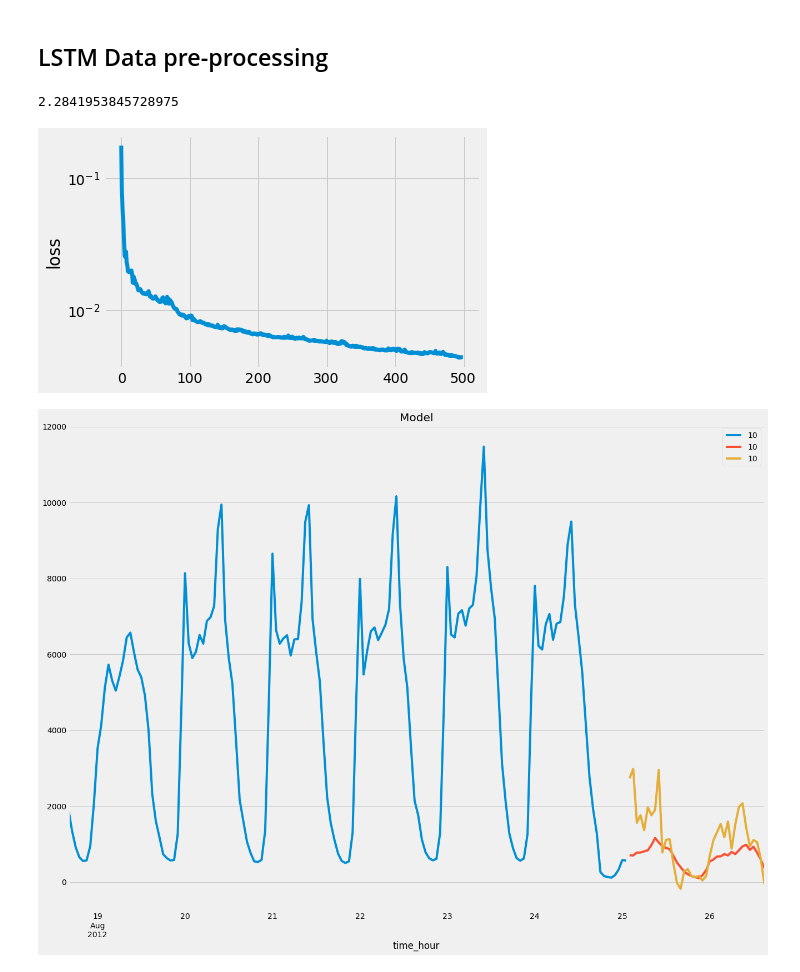
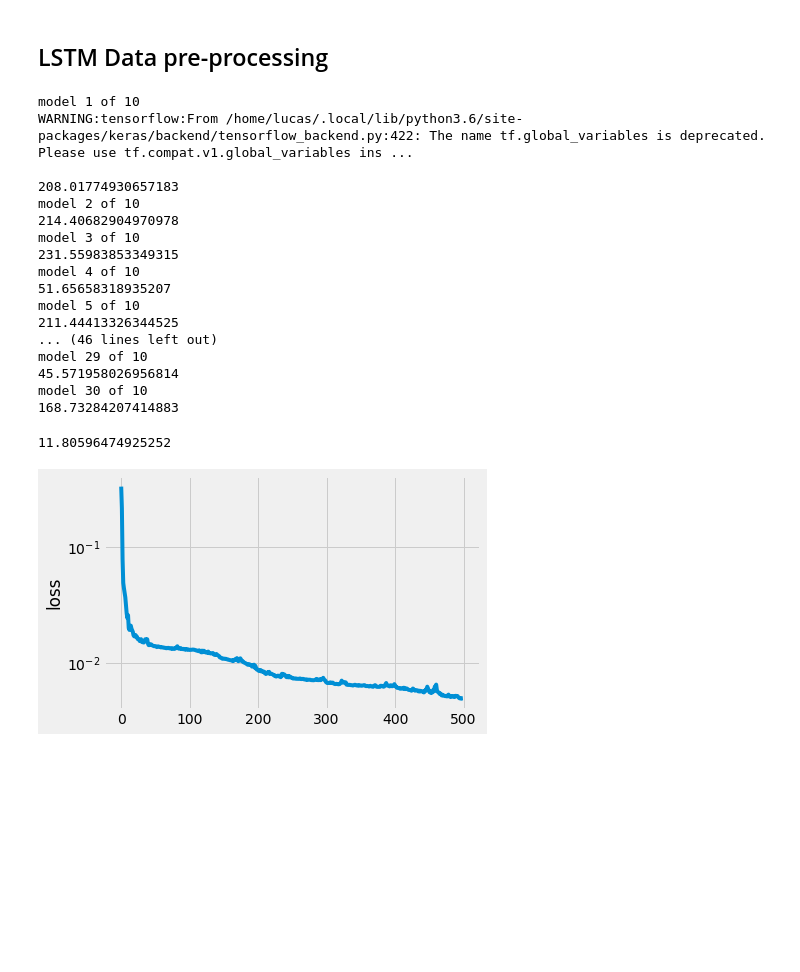
Before and after one commit to lucasBgabriel/traffic_forecasting, a Jupyter notebook: LSTM/LSTM Forecasting.ipynb, the cells around one changed output. Drawn from its saved outputs; the diff is of its cells as text; code cells hidden in the pictures; blank space fills up the shorter version.

```diff
--- a/LSTM/LSTM Forecasting.ipynb
+++ b/LSTM/LSTM Forecasting.ipynb
@@ -40,7 +40,7 @@ users_df
 ### LSTM Config
 # %%
 learning_rate = 0.01
-window = 12
+window = 6
 epochs = 500
 batch_size = 32
 num_input = len(users_df.columns[1:])
@@ -54,6 +54,14 @@ lstm_units = 50
 dataset = users_df[users_df.columns[1:]].to_numpy()
 train_data_len = math.ceil(len(dataset) * .8)
 test_data_len = len(dataset) - train_data_len
+
+#Scale the data
+scaler = MinMaxScaler(feature_range=(0,1))
+scaled_data = scaler.fit_transform(dataset)
+
+# split train/test
+train_data = scaled_data[0:train_data_len, :]
+test_data = scaled_data[train_data_len - window:, :]
 # %%
 print("Learning rate:                   ", learning_rate)
 print("epochs:                          ", epochs)
@@ -116,7 +116,7 @@ def plot_model_loss(history):
     plt.ylabel('loss');plt.xlabel=('epoch')
     plt.semilogy(history.history['loss'])
 # %%
-def predict_model(model):
+def predict_model(model, test_data):
     # Get X and Y for testing
     XTest = []
     YTest = dataset[train_data_len:]
@@ -164,29 +164,46 @@ def plot_prediction(prediction, bs):
 # %%
 best_model = None
 best_history = None
 best_rmse = np.inf
 best_prediction = None
 
-for i in range(0, 100):
+for i in range(1, 31):
+    print(f'model {i} of 10')
     history, model = create_model()
-    yPred, yTest = predict_model(model)
+    yPred, yTest = predict_model(model, test_data)
     rmse = evaluate_model(yPred, yTest)
-
+    print(rmse)
     if  rmse < best_rmse:
         best_model = model
         best_history = history
         best_rmse = rmse
         best_prediction = yPred
 
 # Create dataframe of predicted data
 prediction = pd.DataFrame(data=best_prediction, columns=users_df.columns[1:])
 prediction['time_hour'] = users_df[train_data_len:]['time_hour'].values
 
 
 plot_model_loss(best_history)
 
 best_rmse
 # %% [output]
-2.2841953845728975
+model 1 of 10
+WARNING:tensorflow:From /home/lucas/.local/lib/python3.6/site-packages/keras/backend/tensorflow_backend.py:422: The name tf.global_variables is deprecated. Please use tf.compat.v1.global_variables ins ...
+
+208.01774930657183
+model 2 of 10
+214.40682904970978
+model 3 of 10
+231.55983853349315
+model 4 of 10
+51.65658318935207
+model 5 of 10
+211.44413326344525
+... (46 lines left out)
+model 29 of 10
+45.571958026956814
+model 30 of 10
+168.73284207414883
+11.80596474925252
-[figure, old version]
+[figure, new version]
-[figure, removed]
```
Also changed, not shown: parts of 5 cells of this notebook, 1 other file.
